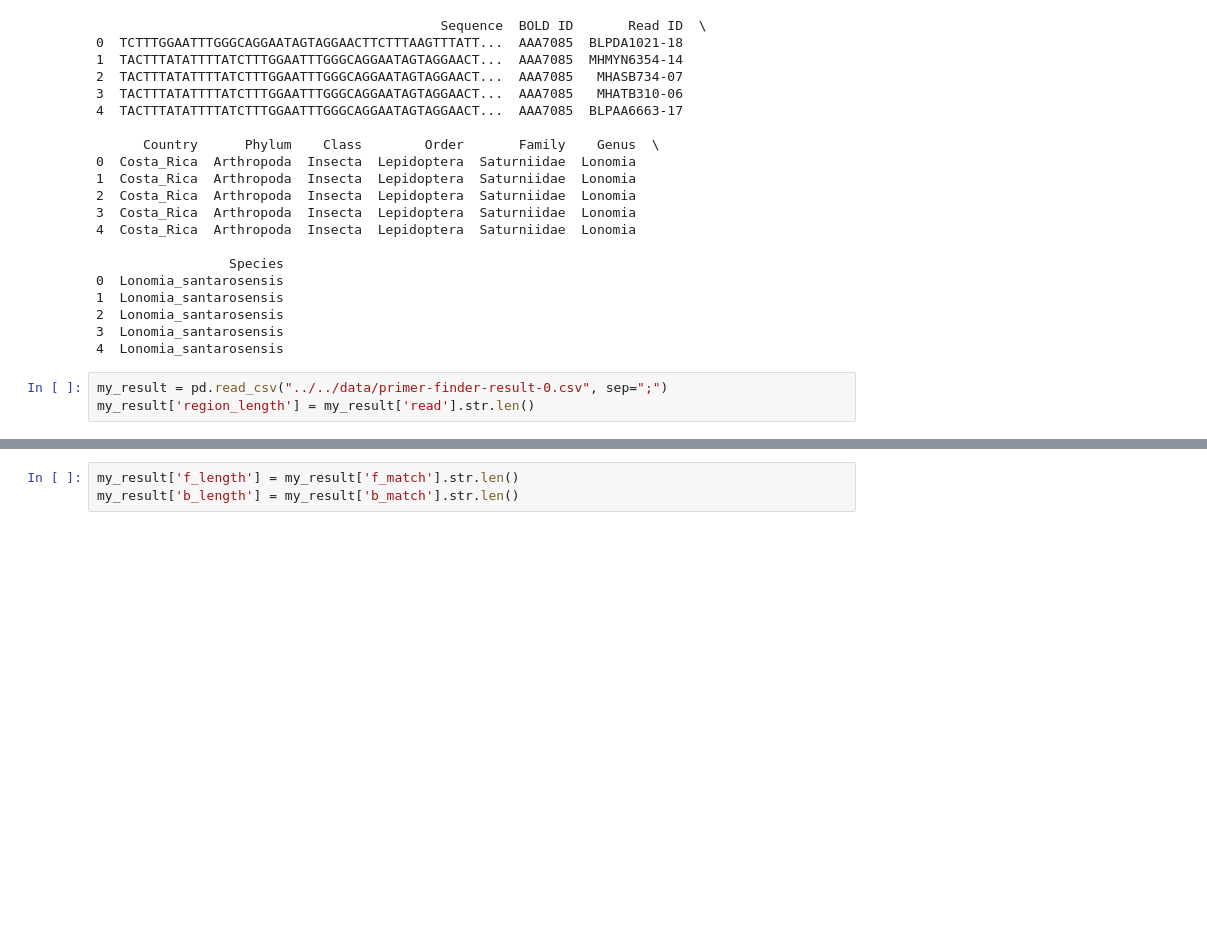
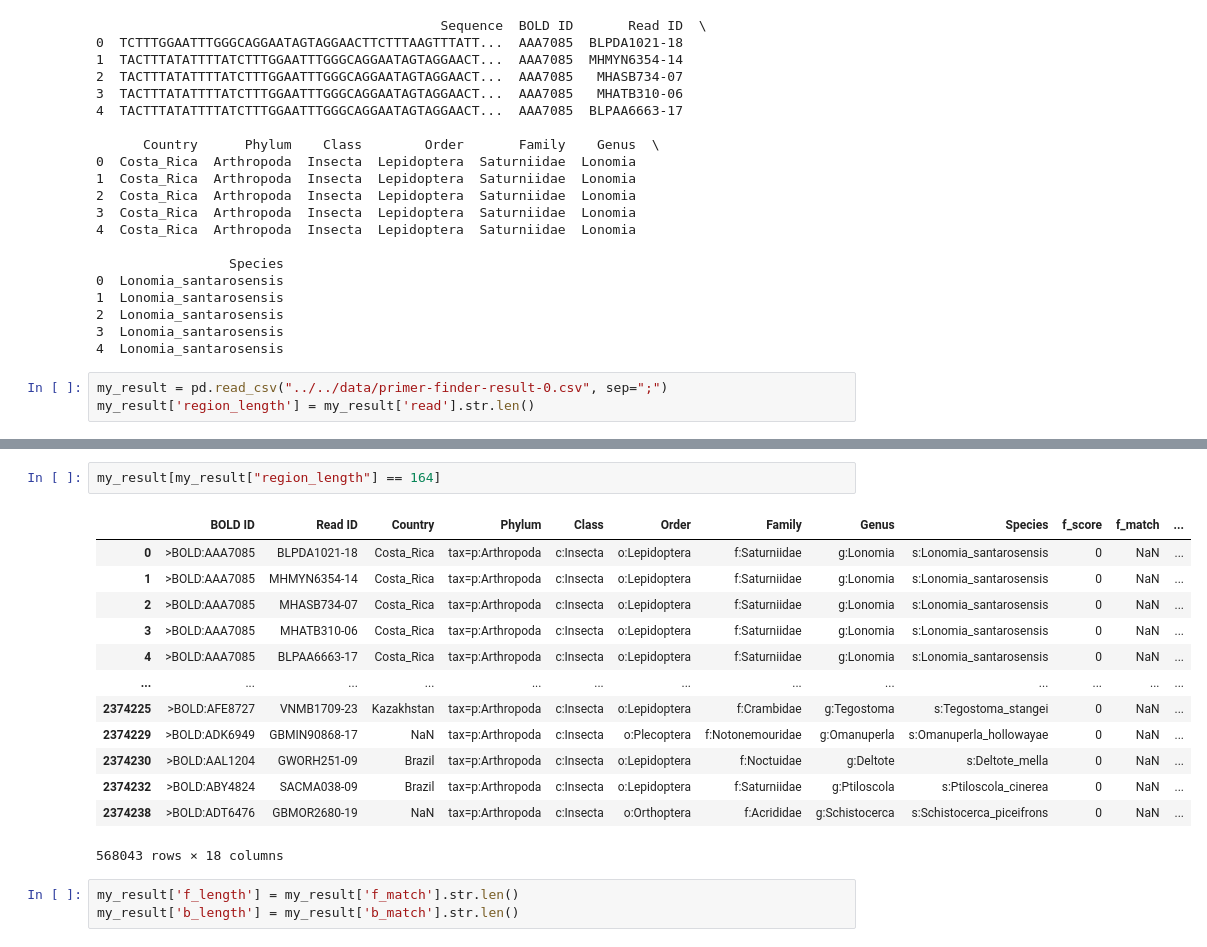
Before and after one commit to Vuju/primer-finder, a Jupyter notebook: src/Notebooks/test.ipynb, the cells around one changed output, grey strips where cells are left out. Cells and saved outputs as stored; diff of their text form; blank space fills up the shorter version.

```diff
--- a/src/Notebooks/test.ipynb
+++ b/src/Notebooks/test.ipynb
@@ -123,3 +123,19 @@ list_of_region_lengths
+# %%
+my_result[my_result["region_length"] == 164]
+# %% [output]
+|  | BOLD ID | Read ID | Country | Phylum | Class | Order | Family | Genus | Species | f_score | f_match | ... |
+| 0 | >BOLD:AAA7085 | BLPDA1021-18 | Costa_Rica | tax=p:Arthropoda | c:Insecta | o:Lepidoptera | f:Saturniidae | g:Lonomia | s:Lonomia_santarosensis | 0 | NaN | ... |
+| 1 | >BOLD:AAA7085 | MHMYN6354-14 | Costa_Rica | tax=p:Arthropoda | c:Insecta | o:Lepidoptera | f:Saturniidae | g:Lonomia | s:Lonomia_santarosensis | 0 | NaN | ... |
+| 2 | >BOLD:AAA7085 | MHASB734-07 | Costa_Rica | tax=p:Arthropoda | c:Insecta | o:Lepidoptera | f:Saturniidae | g:Lonomia | s:Lonomia_santarosensis | 0 | NaN | ... |
+| 3 | >BOLD:AAA7085 | MHATB310-06 | Costa_Rica | tax=p:Arthropoda | c:Insecta | o:Lepidoptera | f:Saturniidae | g:Lonomia | s:Lonomia_santarosensis | 0 | NaN | ... |
+| 4 | >BOLD:AAA7085 | BLPAA6663-17 | Costa_Rica | tax=p:Arthropoda | c:Insecta | o:Lepidoptera | f:Saturniidae | g:Lonomia | s:Lonomia_santarosensis | 0 | NaN | ... |
+| ... | ... | ... | ... | ... | ... | ... | ... | ... | ... | ... | ... | ... |
+| 2374225 | >BOLD:AFE8727 | VNMB1709-23 | Kazakhstan | tax=p:Arthropoda | c:Insecta | o:Lepidoptera | f:Crambidae | g:Tegostoma | s:Tegostoma_stangei | 0 | NaN | ... |
+| 2374229 | >BOLD:ADK6949 | GBMIN90868-17 | NaN | tax=p:Arthropoda | c:Insecta | o:Plecoptera | f:Notonemouridae | g:Omanuperla | s:Omanuperla_hollowayae | 0 | NaN | ... |
+| 2374230 | >BOLD:AAL1204 | GWORH251-09 | Brazil | tax=p:Arthropoda | c:Insecta | o:Lepidoptera | f:Noctuidae | g:Deltote | s:Deltote_mella | 0 | NaN | ... |
+| 2374232 | >BOLD:ABY4824 | SACMA038-09 | Brazil | tax=p:Arthropoda | c:Insecta | o:Lepidoptera | f:Saturniidae | g:Ptiloscola | s:Ptiloscola_cinerea | 0 | NaN | ... |
+| 2374238 | >BOLD:ADT6476 | GBMOR2680-19 | NaN | tax=p:Arthropoda | c:Insecta | o:Orthoptera | f:Acrididae | g:Schistocerca | s:Schistocerca_piceifrons | 0 | NaN | ... |
+568043 rows × 18 columns
 # %%
 my_result['f_length'] = my_result['f_match'].str.len()
 my_result['b_length'] = my_result['b_match'].str.len()
```
Also changed, not shown: parts of 3 cells of this notebook, 3 other files.
